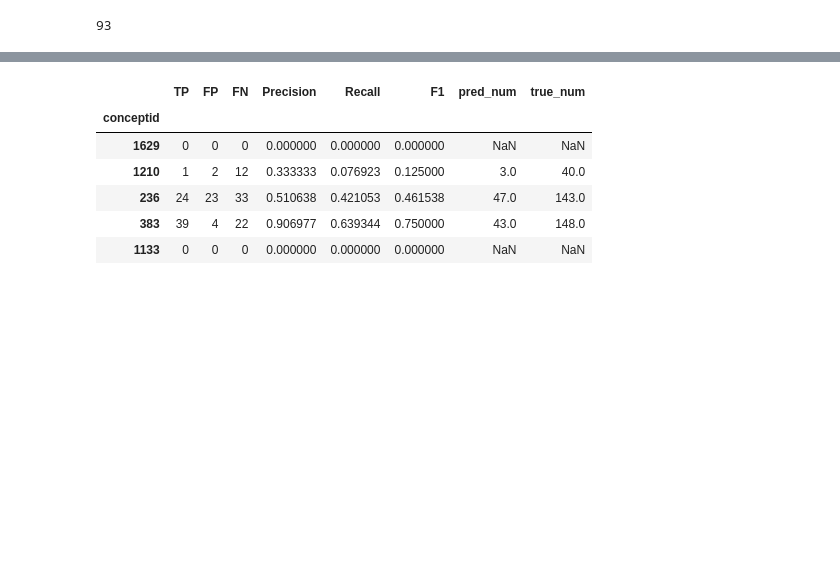
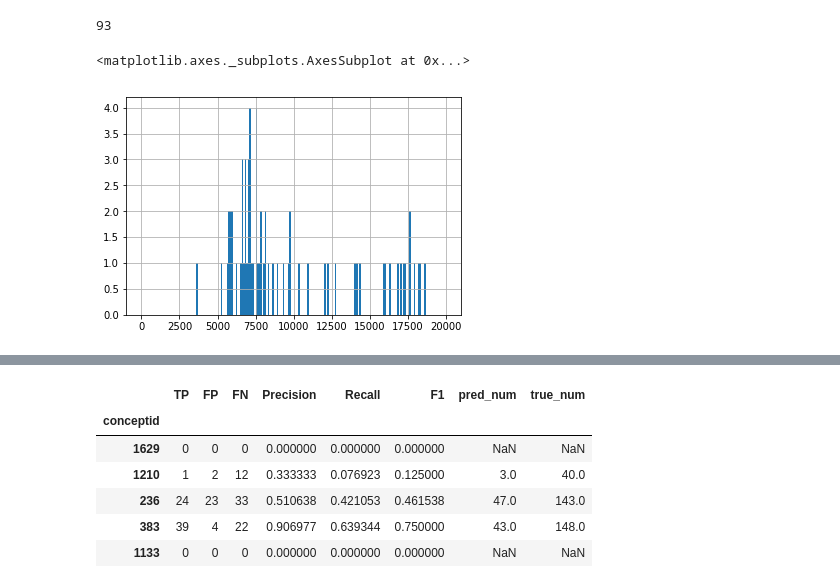
Before and after one commit to video-annotation-project/video-annotation-tool, a Jupyter notebook: ml/videof1tests.ipynb, the cells around one changed output, grey strips where cells are left out. Saved outputs shown, nothing was run; the diff lists cells and outputs as text; code cells hidden in the pictures; blank space fills up the shorter version.

```diff
--- a/ml/videof1tests.ipynb
+++ b/ml/videof1tests.ipynb
@@ -156,5 +153,13 @@ results = length_limit_objects(results, 15)
 len(results.objectid.value_counts())
 # %% [output]
 93
+# %%
+df = results.loc[results.groupby('objectid').confidence.idxmax()]
+# %%
+area = (df.x2 - df.x1) * (df.y2 - df.y1)
+area.hist(bins=200, range=(0,20000))
+# %% [output]
+<matplotlib.axes._subplots.AxesSubplot at 0x...>
+[figure, added]
 # %%
 # test counts
```
Also changed, not shown: parts of 18 cells of this notebook.
